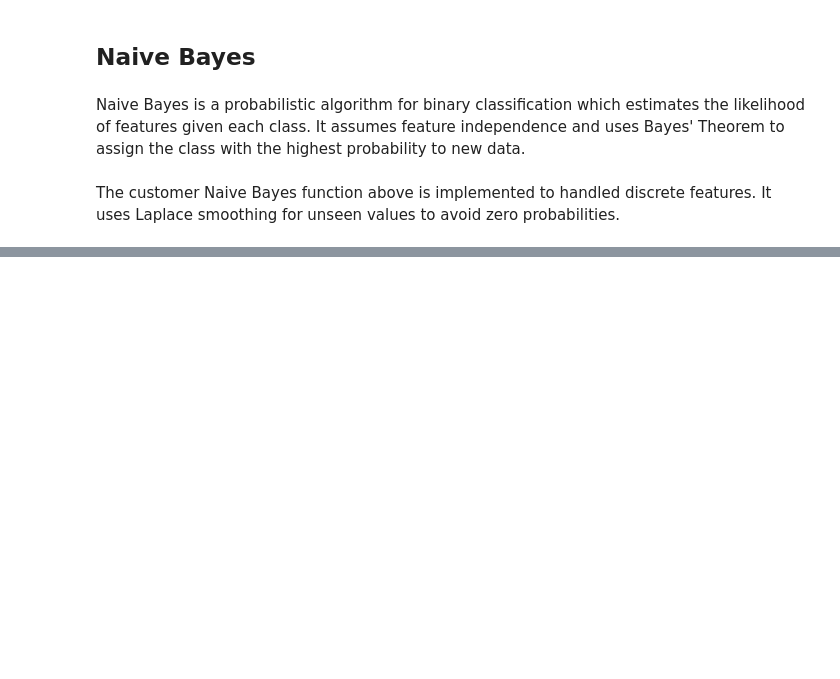
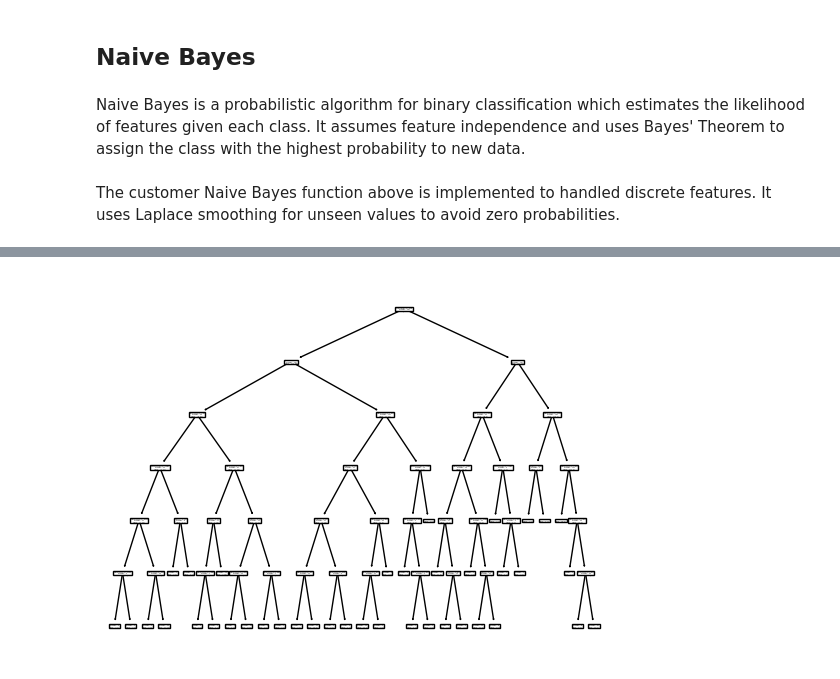
Before and after one commit to Shrestha-Dipesh/ML-Final-Project, a Jupyter notebook: ML_Final_Project.ipynb, the cells around one changed output, grey strips where cells are left out. Cells and saved outputs as stored; diff of their text form; code cells hidden in the pictures; blank space fills up the shorter version.

```diff
--- a/ML_Final_Project.ipynb
+++ b/ML_Final_Project.ipynb
@@ -1029,0 +1064,10 @@ plt.show()
+# %%
+# Taking the max_depth as 6
+clf = DecisionTreeClassifier(max_depth=6)
+clf.fit(data_x_train[:,:4], data_y_train)
+
+# Visualize the model
+plot_tree(clf, feature_names=data_x.columns[:4], impurity=False)
+print('')
+# %% [output]
+[figure, added]
```
Also changed, not shown: parts of 19 cells of this notebook.
